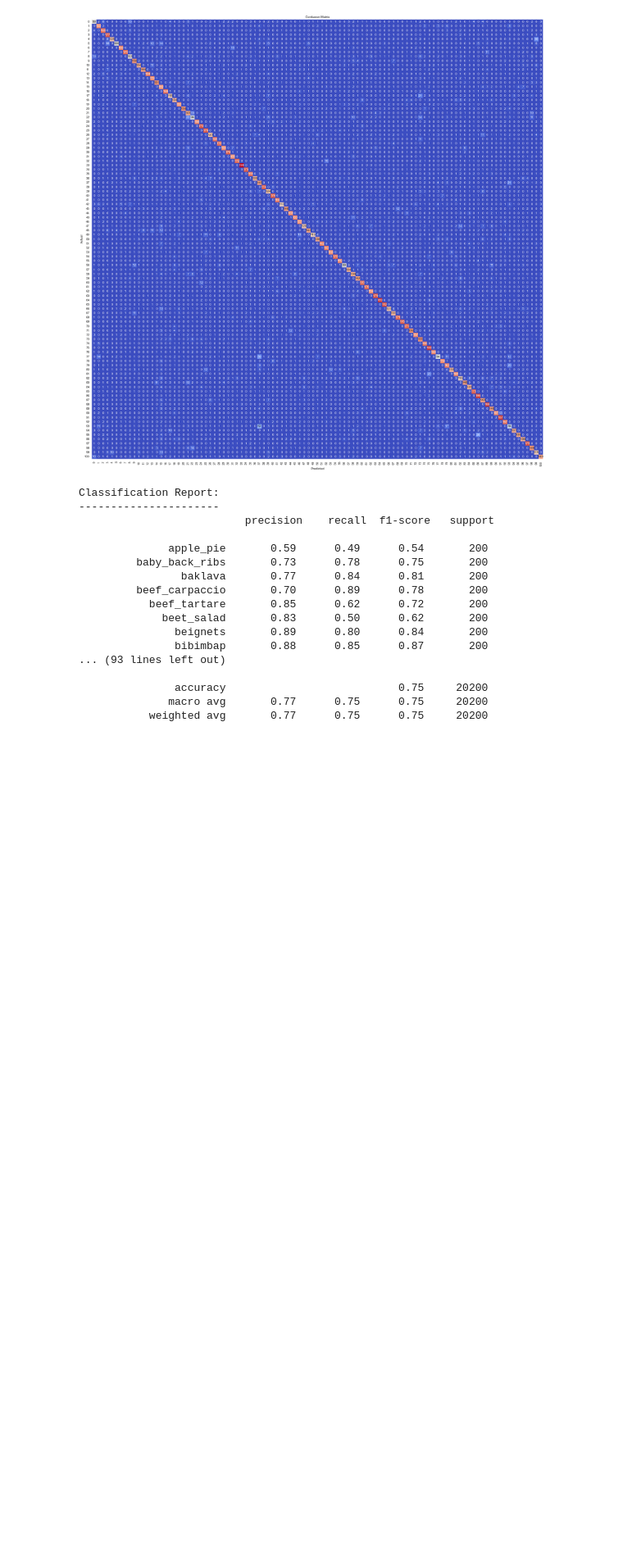
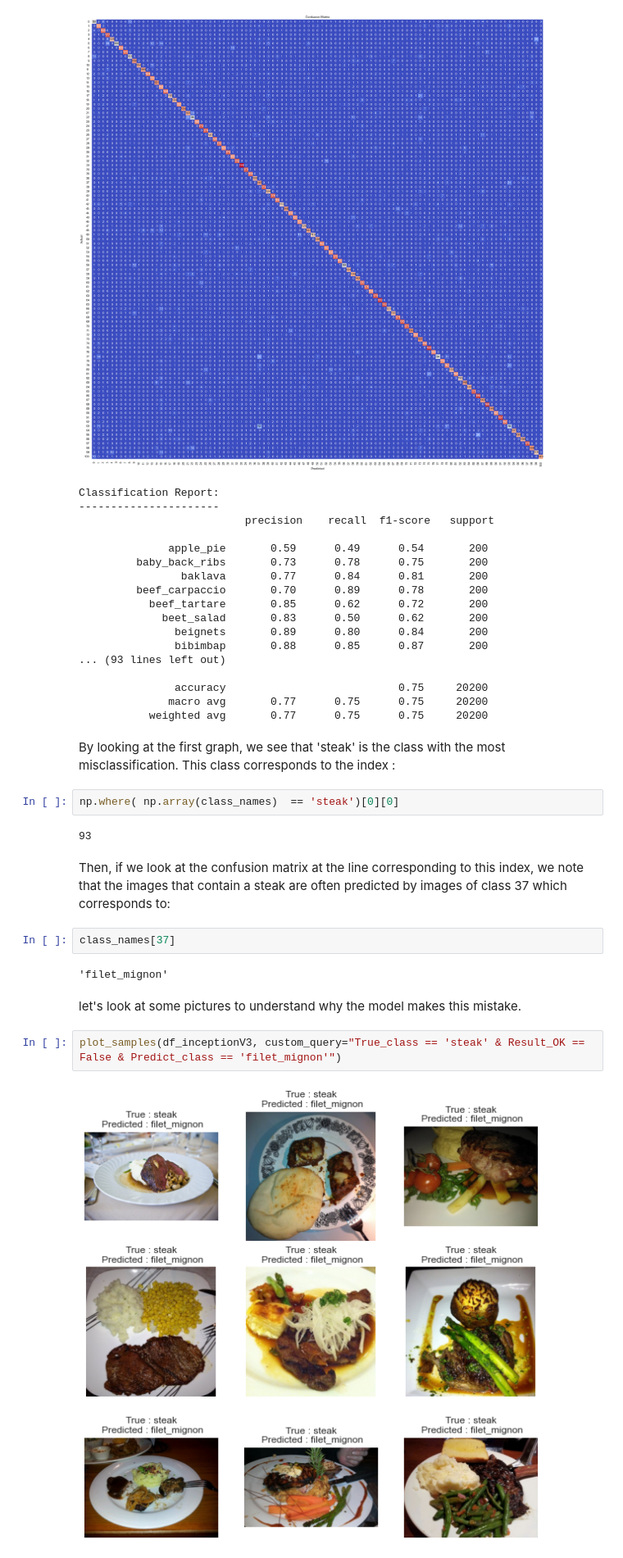
Before and after one commit to hrialan/applied-deep-learning-project, a Jupyter notebook: analysis_InceptionV3_result_global.ipynb, the cells around one changed output. Shown at 82% size. Saved outputs shown, nothing was run; the diff lists cells and outputs as text; blank space fills up the shorter version.

```diff
--- a/analysis_InceptionV3_result_global.ipynb
+++ b/analysis_InceptionV3_result_global.ipynb
@@ -372,3 +306,21 @@ Classification Report:
                accuracy                           0.75     20200
               macro avg       0.77      0.75      0.75     20200
            weighted avg       0.77      0.75      0.75     20200
+# %% [markdown]
+By looking at the first graph, we see that 'steak' is the class with the most misclassification. This class corresponds to the index :
+# %%
+np.where( np.array(class_names)  == 'steak')[0][0]
+# %% [output]
+93
+# %% [markdown]
+Then, if we look at the confusion matrix at the line corresponding to this index, we note that the images that contain a steak are often predicted by images of class 37 which corresponds to:
+# %%
+class_names[37]
+# %% [output]
+'filet_mignon'
+# %% [markdown]
+let's look at some pictures to understand why the model makes this mistake.
+# %%
+plot_samples(df_inceptionV3, custom_query="True_class == 'steak' & Result_OK == False & Predict_class == 'filet_mignon'")
+# %% [output]
+[figure, added]
```
Also changed, not shown: parts of 14 cells of this notebook, 5 other files.
